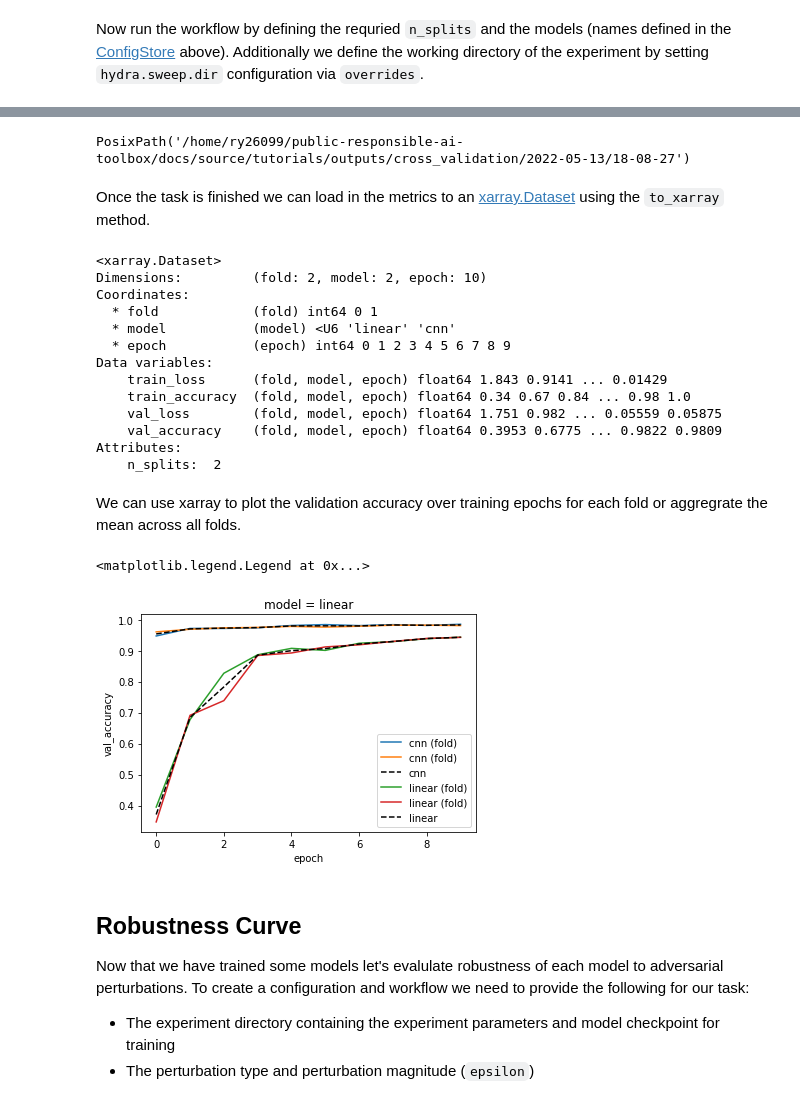
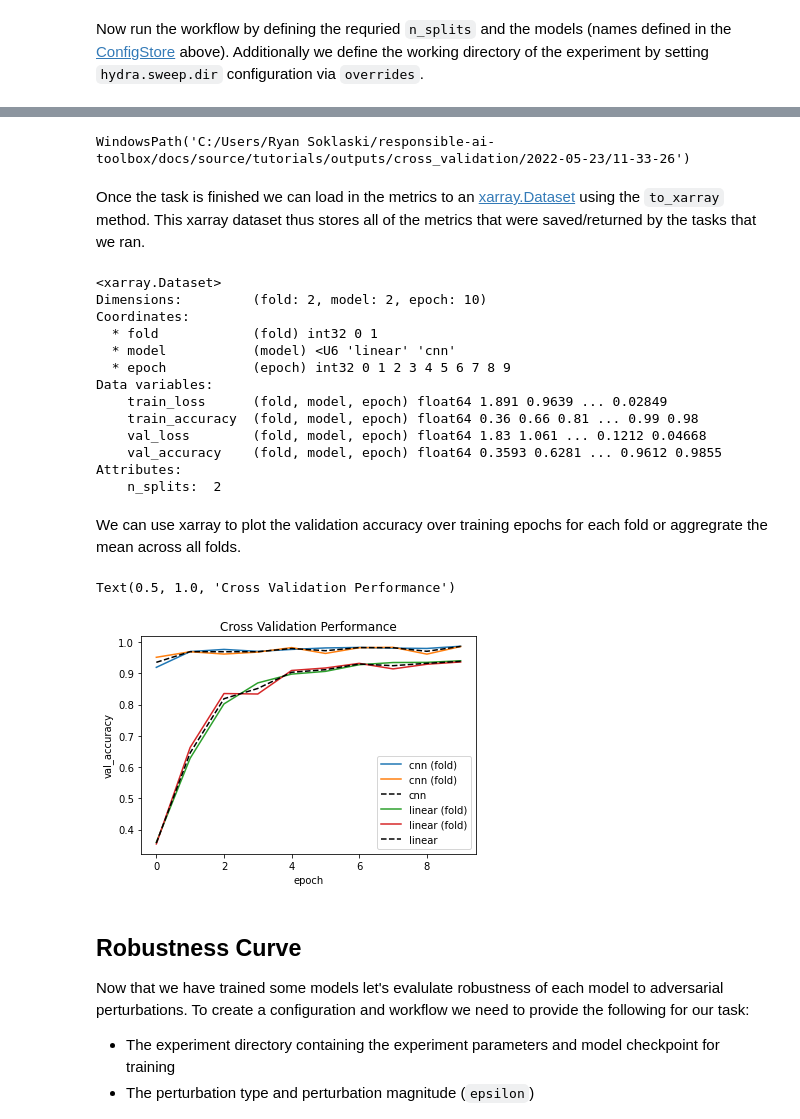
Before and after one commit to mit-ll-responsible-ai/responsible-ai-toolbox, a Jupyter notebook: docs/source/tutorials/Building-Workflows.ipynb, the cells around one changed output, grey strips where cells are left out. Drawn from its saved outputs; the diff is of its cells as text; code cells hidden in the pictures.

Commit message:
Fix typo in tutorial name; call attention to metrics being saved/loaded

```diff
--- a/docs/source/tutorials/Building-Workflows.ipynb
+++ b/docs/source/tutorials/Building-Workflows.ipynb
@@ -246,9 +260,15 @@ Augmentations = builds(
     transforms.Compose,
     [builds(transforms.RandomCrop, size=28, padding=4), builds(transforms.ToTensor)],
 )
-TrainDataset = builds(MNIST, root="${data_dir}", train=True, transform=Augmentations)
+TrainDataset = builds(
+    MNIST, root="${data_dir}", train=True, transform=Augmentations, download=True
+)
 TestDataset = builds(
-    MNIST, root="${data_dir}", train=False, transform=builds(transforms.ToTensor)
+    MNIST,
+    root="${data_dir}",
+    train=False,
+    transform=builds(transforms.ToTensor),
+    download=True,
 )
 ConvModelCfg = builds(ConvModel)
 LinearModelCfg = builds(LinearModel)
@@ -292,15 +312,3 @@ EvalPLModule = builds(
     perturber="${perturber}",
     populate_full_signature=True,
 )
-
-
-TrainerCfg = builds(
-    Trainer,
-    max_epochs=10,
-    accelerator="auto",
-    devices=1,
-    enable_progress_bar=False,
-    enable_model_summary=False,
-    callbacks=[builds(MetricsCallback)],
-    populate_full_signature=True,
-)
@@ -317,12 +339,14 @@ cs.store(name="linfpgd", group="optimizer", node=LinfPGD)
 
 With all the configurations in place we can now define our first experiment workflow: train multiple models on `MNIST` data using cross-validation.  First define the main experiment configuration:
 # %%
+import platform
+
 Config = make_config(
     defaults=[
         "_self_",
         {"model": "linear"},
     ],
-    data_dir="${oc.env:HOME}/.torch/data",
+    data_dir=Path.home() / ".torch/data",
     model=MISSING,
     module=PLModule,
     trainer=TrainerCfg,
@@ -388,9 +414,10 @@ LOCAL_RANK: 0 - CUDA_VISIBLE_DEVICES: [0,1]
 # %%
 kfold_task.working_dir
 # %% [output]
-PosixPath('/home/ry26099/public-responsible-ai-toolbox/docs/source/tutorials/outputs/cross_validation/2022-05-13/18-08-27')
+WindowsPath('C:/Users/Ryan Soklaski/responsible-ai-toolbox/docs/source/tutorials/outputs/cross_validation/2022-05-23/11-33-26')
 # %% [markdown]
 Once the task is finished we can load in the metrics to an [xarray.Dataset](https://docs.xarray.dev/en/stable/generated/xarray.Dataset.html) using the `to_xarray` method.
+This xarray dataset thus stores all of the metrics that were saved/returned by the tasks that we ran.
 # %%
 xdata = kfold_task.to_xarray(coord_from_metrics="epoch")
 xdata
@@ -398,14 +425,14 @@ xdata
 <xarray.Dataset>
 Dimensions:         (fold: 2, model: 2, epoch: 10)
 Coordinates:
-  * fold            (fold) int64 0 1
+  * fold            (fold) int32 0 1
   * model           (model) <U6 'linear' 'cnn'
-  * epoch           (epoch) int64 0 1 2 3 4 5 6 7 8 9
+  * epoch           (epoch) int32 0 1 2 3 4 5 6 7 8 9
 Data variables:
-    train_loss      (fold, model, epoch) float64 1.843 0.9141 ... 0.01429
-    train_accuracy  (fold, model, epoch) float64 0.34 0.67 0.84 ... 0.98 1.0
-    val_loss        (fold, model, epoch) float64 1.751 0.982 ... 0.05559 0.05875
-    val_accuracy    (fold, model, epoch) float64 0.3953 0.6775 ... 0.9822 0.9809
+    train_loss      (fold, model, epoch) float64 1.891 0.9639 ... 0.02849
+    train_accuracy  (fold, model, epoch) float64 0.36 0.66 0.81 ... 0.99 0.98
+    val_loss        (fold, model, epoch) float64 1.83 1.061 ... 0.1212 0.04668
+    val_accuracy    (fold, model, epoch) float64 0.3593 0.6281 ... 0.9612 0.9855
 Attributes:
     n_splits:  2
 # %% [markdown]
@@ -413,14 +440,15 @@ We can use xarray to plot the validation accuracy over training epochs for each
 # %%
 fig, ax = plt.subplots()
 for name, g in xdata.groupby("model"):
     g.val_accuracy[:, 0].plot.line(x="epoch", label=f"{name} (fold)", ax=ax)
     g.val_accuracy[:, 0].mean("fold").plot.line(
         x="epoch", label=name, ax=ax, linestyle="--", color="k"
     )
 plt.legend()
+ax.set_title("Cross Validation Performance")
 # %% [output]
-<matplotlib.legend.Legend at 0x...>
+Text(0.5, 1.0, 'Cross Validation Performance')
-[figure, old version]
+[figure, new version]
 # %% [markdown]
 ## Robustness Curve
 
```
Also changed, not shown: parts of 16 cells of this notebook.
